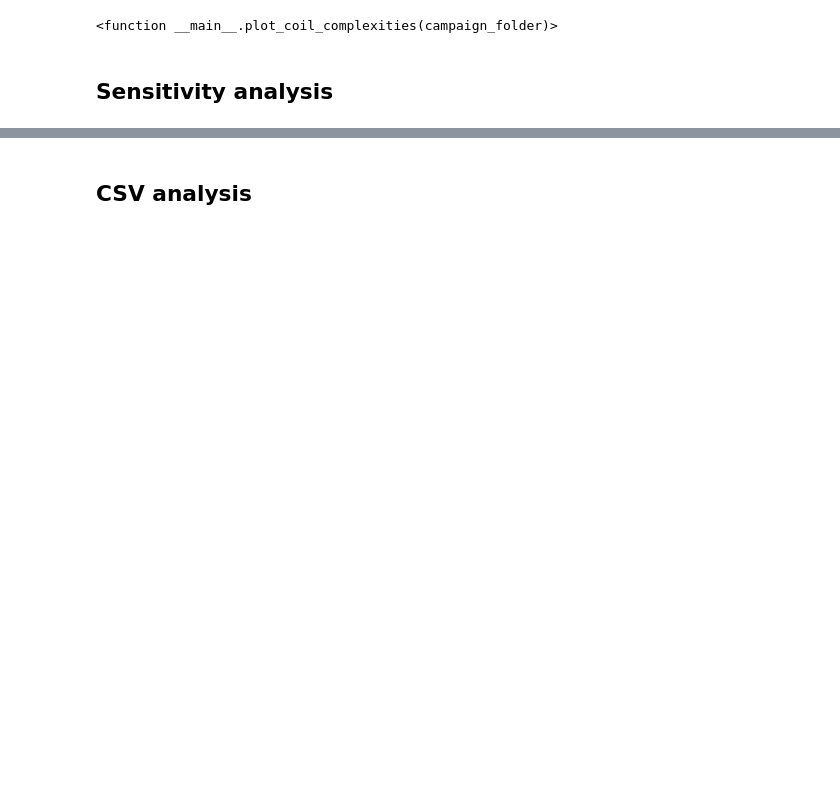
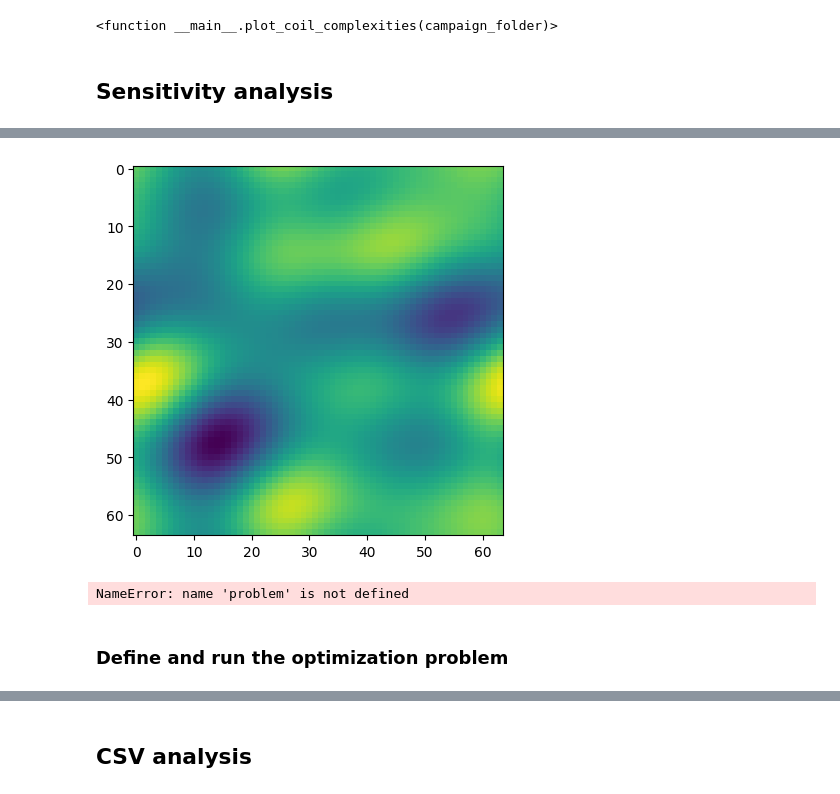
Before and after one commit to missing-user/single-stage-opt, a Jupyter notebook: what_we_actually_want.ipynb, the cells around one changed output, grey strips where cells are left out. Drawn from its saved outputs; the diff is of its cells as text; code cells hidden in the pictures; blank space fills up the shorter version.

```diff
--- a/what_we_actually_want.ipynb
+++ b/what_we_actually_want.ipynb
@@ -202,3 +244,40 @@ interactive(children=(Dropdown(description='campaign_folder', options=('output/2
+# %%
+from skimage.filters import window
+
+def image_from_spectral_radius(spectral_radius:float, magnitude = 60, image_size=(64, 64)):
+    # Construct frequency domain signal
+    magnitudes = np.random.rand(*image_size) * magnitude
+    magnitudes[0,0] = 0
+    phases = np.random.rand(*image_size) * 2 * np.pi
+    freq_signal = magnitudes * np.exp(1j * phases)
+
+    y, x = np.indices(image_size)
+    r = np.sqrt(x**2 + y**2)
+    # w = window(spectral_radius, image_size)
+    # plt.imshow(np.fft.ifftshift(w))
+    # plt.show()
+    freq_signal = np.where(r<=spectral_radius, freq_signal, np.zeros_like(freq_signal))
+
+    # Perform 2D inverse Fourier transform
+    image = np.fft.fft2(freq_signal, s=image_size)
+
+    return np.real(image)
+
+
+plt.imshow(image_from_spectral_radius(3))
+plt.show()
+# %% [output]
+[figure, added]
+# %%
+problem(1, 0.5)
+problem(2, 0.5)
+problem(3, 0.5)
+problem(4, 0.5)
+problem(5, 0.5)
+# %% [output]
+NameError: name 'problem' is not defined
+# %% [markdown]
+### Define and run the optimization problem
 # %%
 out_dir_campaign = out_dir / datetime.now().strftime("%Y-%m-%d--%H-%M") #For the current experimental campaign
 out_dir_campaign.mkdir(parents=True, exist_ok=True)
```
Also changed, not shown: parts of 30 cells of this notebook, 1 other file.
